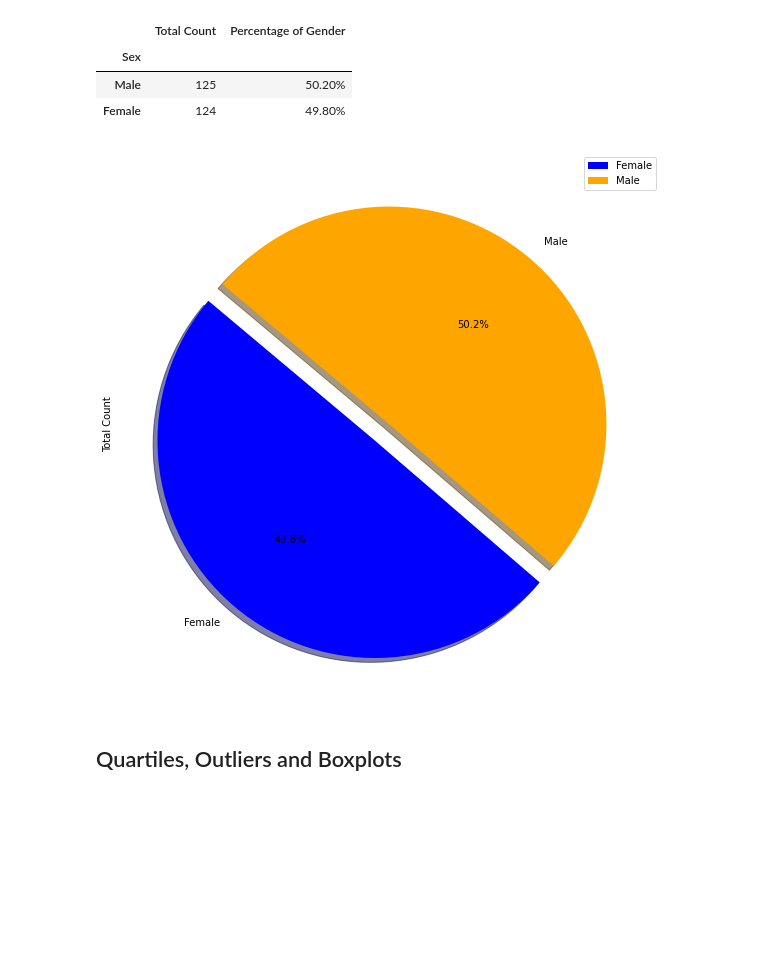
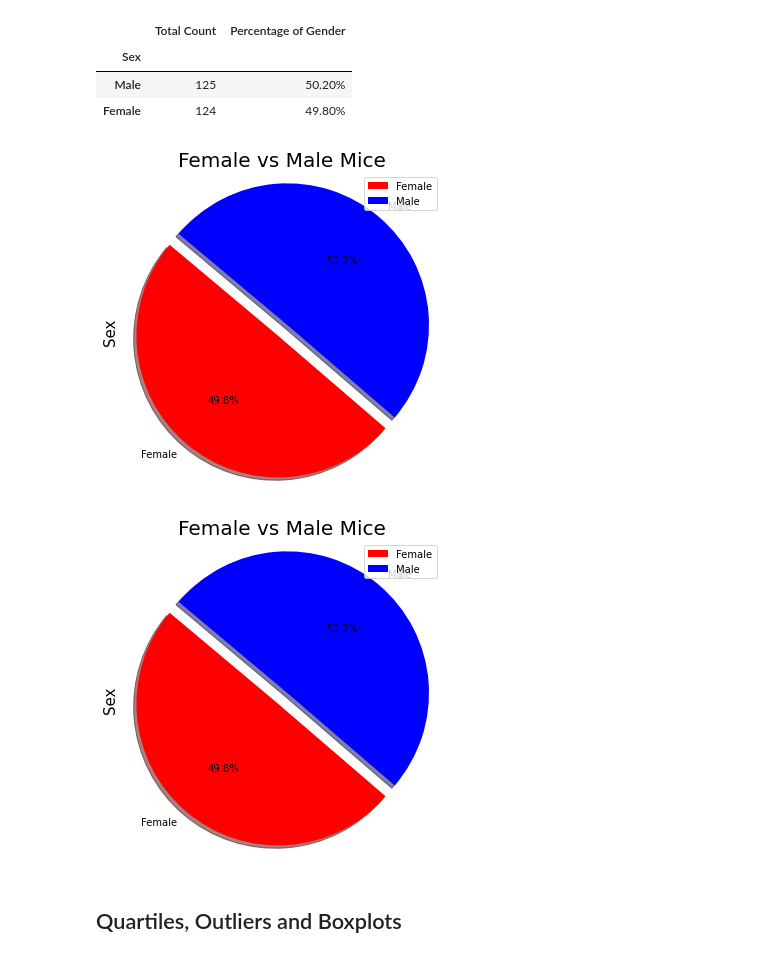
Before and after one commit to arcebri1/PharmaceuticalAnalysisPlotting, a Jupyter notebook: pymaceuticals_starter.ipynb, the cells around one changed output. Cells and saved outputs as stored; diff of their text form; code cells hidden in the pictures; blank space fills up the shorter version.

Commit message:
pie chart pyplot

```diff
--- a/pymaceuticals_starter.ipynb
+++ b/pymaceuticals_starter.ipynb
@@ -274,12 +257,17 @@ gender_df.sort_values(["Total Count"], ascending = False).style.format({"Percent
 | Male | 125 | 50.20% |
 | Female | 124 | 49.80% |
 # %%
-colors = ['blue', 'orange']
+colors = ['red', 'blue']
 explode = (0.1, 0)
-gender_plot=gender_df.plot.pie(y='Total Count',figsize=(15,10), colors = colors, startangle=140, explode = explode, shadow = True, autopct="%1.1f%%")
+gender_plot=gender_df.plot.pie(y= 'Total Count',figsize=(5,5), colors = colors, startangle=140, explode = explode, shadow = True, autopct="%1.1f%%")
 # gender_df.plot.pie(subplots=True, shadow = True,startangle=90,
 # figsize=(15,10), autopct='%1.1f%%')
+plt.axis("equal")
+plt.title('Female vs Male Mice',fontsize = 20)
+plt.ylabel('Sex',fontsize = 15)
+plt.tight_layout()
+plt.show()
 # %% [output]
-[figure, old version]
+[figure, new version]
 # %%
 # Generate a pie plot showing the distribution of female versus male mice using pyplot
@@ -286,3 +279,20 @@ gender_plot=gender_df.plot.pie(y='Total Count',figsize=(15,10), colors = colors,
+# %%
+plt.pie(percent, explode=explode, labels=gender, colors=colors,
+        autopct="%1.1f%%", shadow=True, startangle=140, )
+# Create axes which are equal so we have a perfect circle
+plt.axis("equal")
+fig = plt.gcf()
+fig.set_size_inches(5,5)
+plt.title('Female vs Male Mice',fontsize = 20)
+plt.ylabel('Sex',fontsize = 15)
+plt.tight_layout()
+plt.legend()
+chartBox = ax.get_position()
+ax.set_position([chartBox.x0, chartBox.y0, chartBox.width*0.6, chartBox.height])
+ax.legend(loc='upper center', bbox_to_anchor=(1.45, 0.8), shadow=True, ncol=1)
+plt.show()
+# %% [output]
+[figure, added]
 # %% [markdown]
 ## Quartiles, Outliers and Boxplots
 # %%
```
Also changed, not shown: parts of 6 cells of this notebook.
